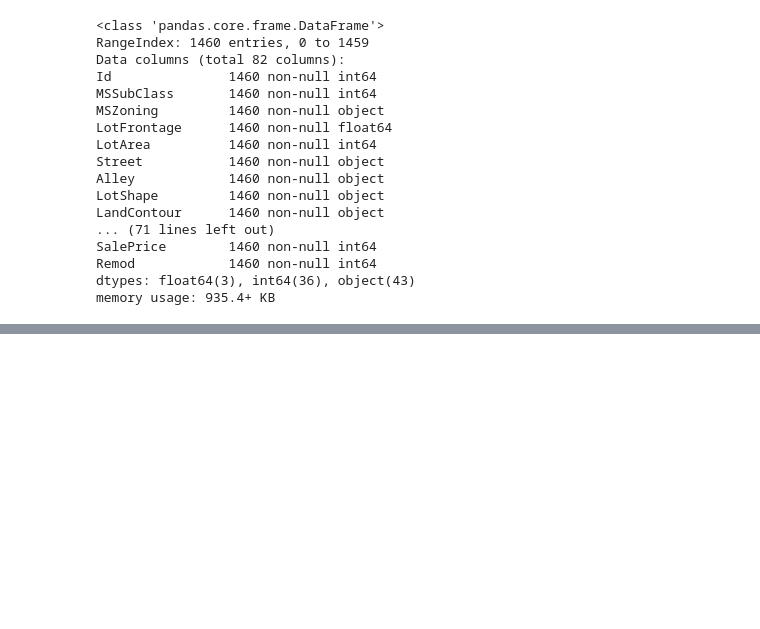
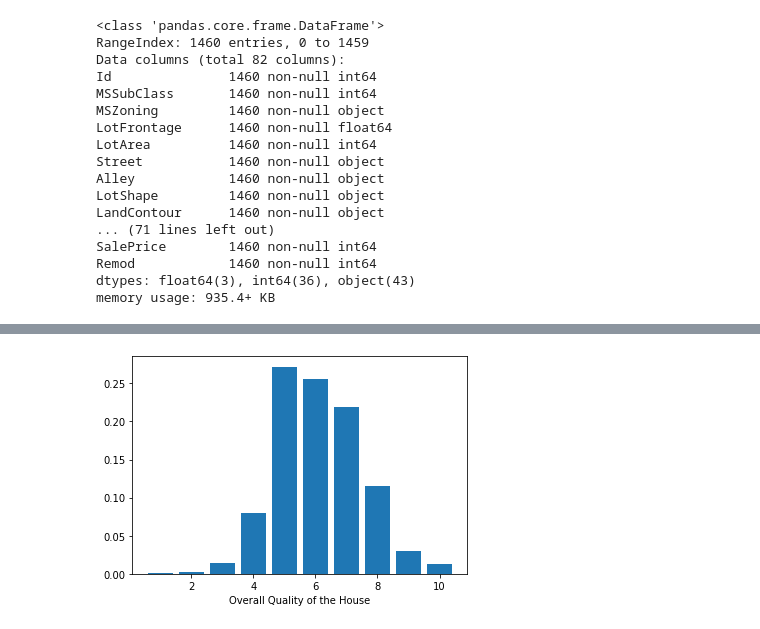
Before and after one commit to dina-deifallah/house-prices-advanced, a Jupyter notebook: EDA.ipynb, the cells around one changed output, grey strips where cells are left out. Drawn from its saved outputs; the diff is of its cells as text; code cells hidden in the pictures; blank space fills up the shorter version.

```diff
--- a/EDA.ipynb
+++ b/EDA.ipynb
@@ -203,0 +213,7 @@ memory usage: 935.4+ KB
+# %%
+qual = raw_data["OverallQual"]
+type(qual)
+Pmf.from_seq(qual).bar()
+plt.xlabel("Overall Quality of the House");
+# %% [output]
+[figure, added]
```
Also changed, not shown: parts of 29 cells of this notebook.
